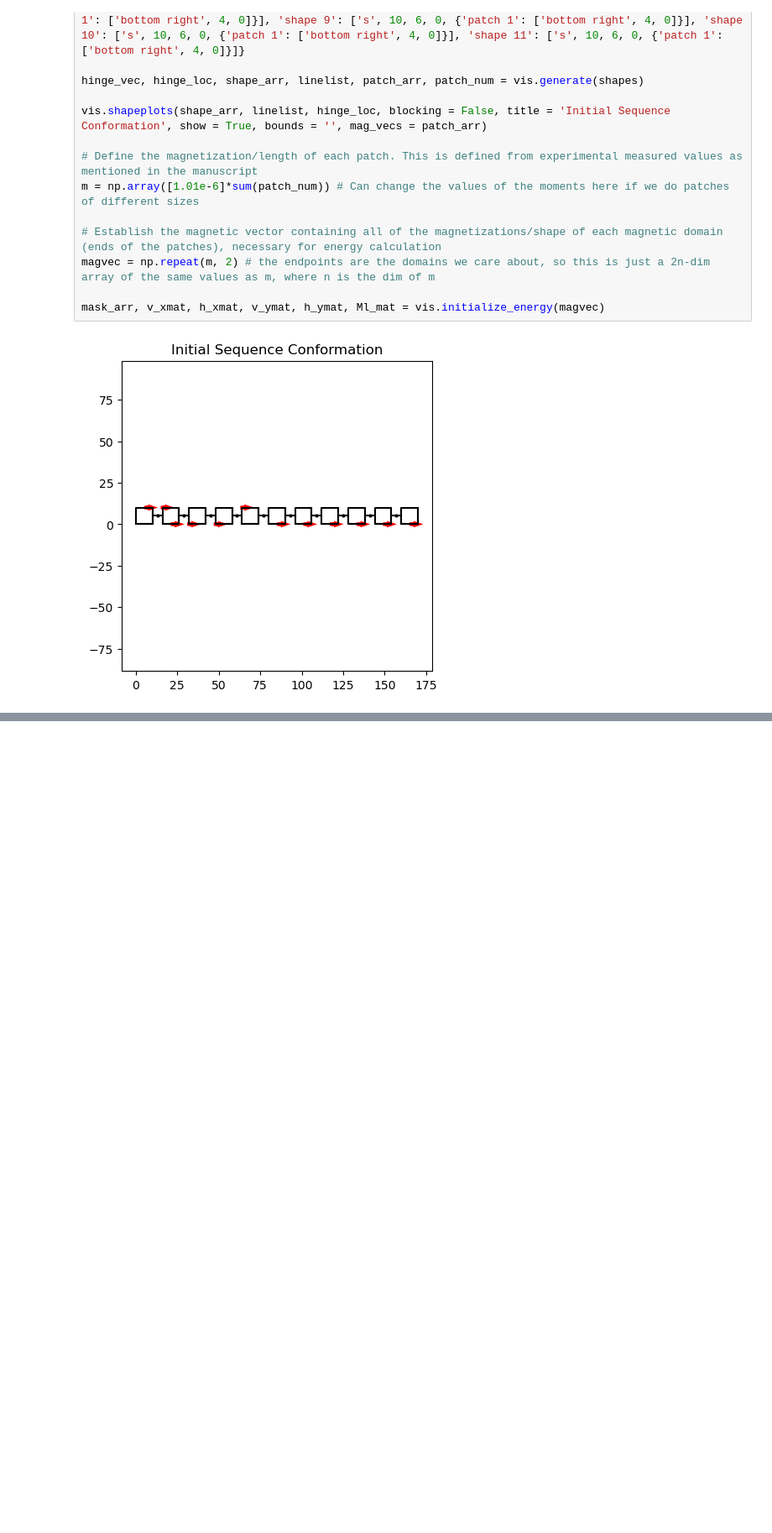
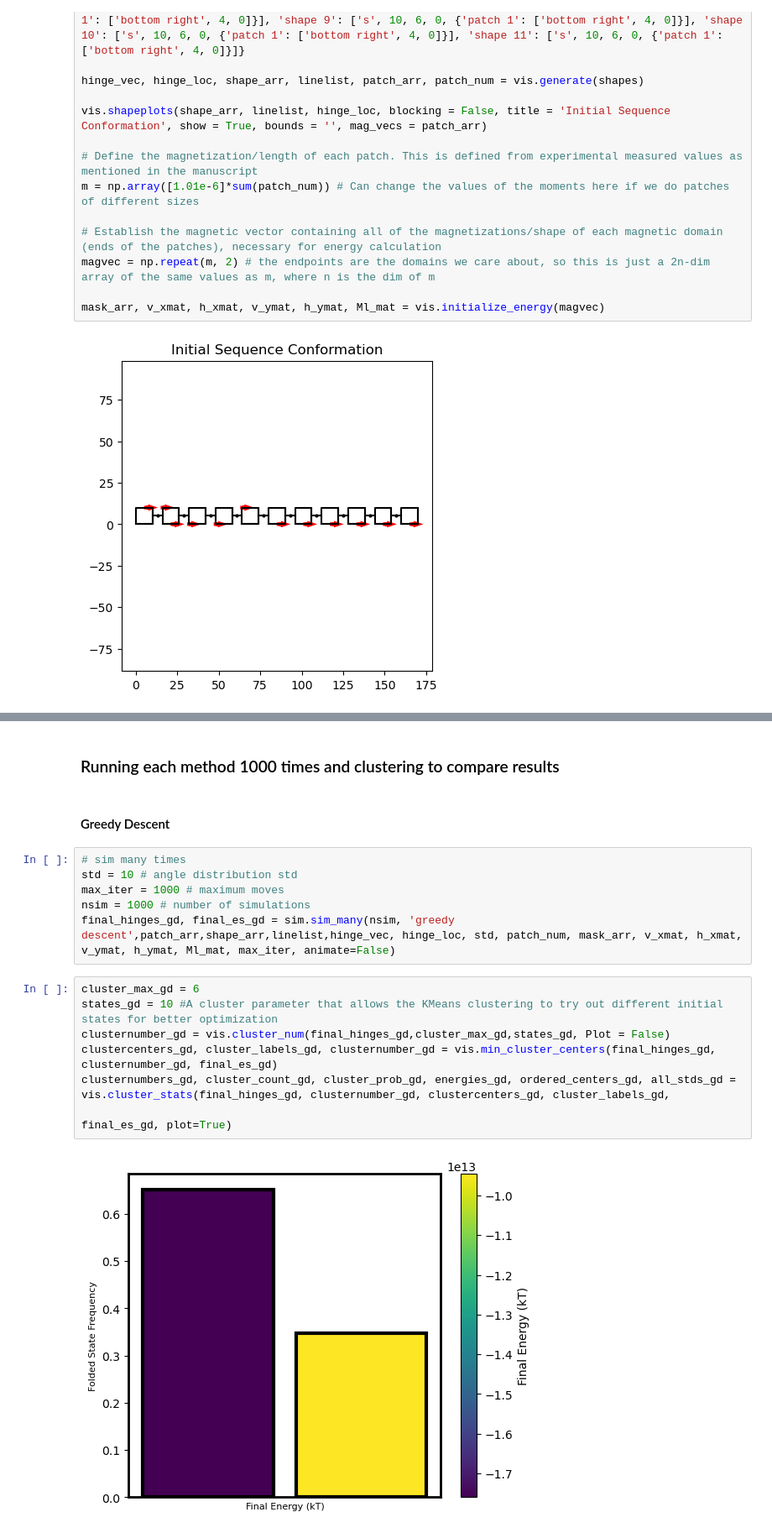
Before and after one commit to dymc9548/Magnetic-actuator-simulation, a Jupyter notebook: testing_sim_methods.ipynb, the cells around one changed output, grey strips where cells are left out. Shown at 84% size. Drawn from its saved outputs; the diff is of its cells as text; blank space fills up the shorter version.

```diff
--- a/testing_sim_methods.ipynb
+++ b/testing_sim_methods.ipynb
@@ -42,0 +43,19 @@ final_hinges, final_es = sim.sim_many(nsim, 'weighted sync',patch_arr,shape_arr,
+# %% [markdown]
+### Running each method 1000 times and clustering to compare results
+# %% [markdown]
+#### Greedy Descent
+# %%
+# sim many times
+std = 10 # angle distribution std
+max_iter = 1000 # maximum moves
+nsim = 1000 # number of simulations
+final_hinges_gd, final_es_gd = sim.sim_many(nsim, 'greedy descent',patch_arr,shape_arr,linelist,hinge_vec, hinge_loc, std, patch_num, mask_arr, v_xmat, h_xmat, v_ymat, h_ymat, Ml_mat, max_iter, animate=False)
+# %%
+cluster_max_gd = 6
+states_gd = 10 #A cluster parameter that allows the KMeans clustering to try out different initial states for better optimization
+clusternumber_gd = vis.cluster_num(final_hinges_gd,cluster_max_gd,states_gd, Plot = False)
+clustercenters_gd, cluster_labels_gd, clusternumber_gd = vis.min_cluster_centers(final_hinges_gd, clusternumber_gd, final_es_gd)
+clusternumbers_gd, cluster_count_gd, cluster_prob_gd, energies_gd, ordered_centers_gd, all_stds_gd = vis.cluster_stats(final_hinges_gd, clusternumber_gd, clustercenters_gd, cluster_labels_gd,
+                                                                                                    final_es_gd, plot=True)
+# %% [output]
+[figure, added]
```
Also changed, not shown: parts of 12 cells of this notebook, 6 other files.
